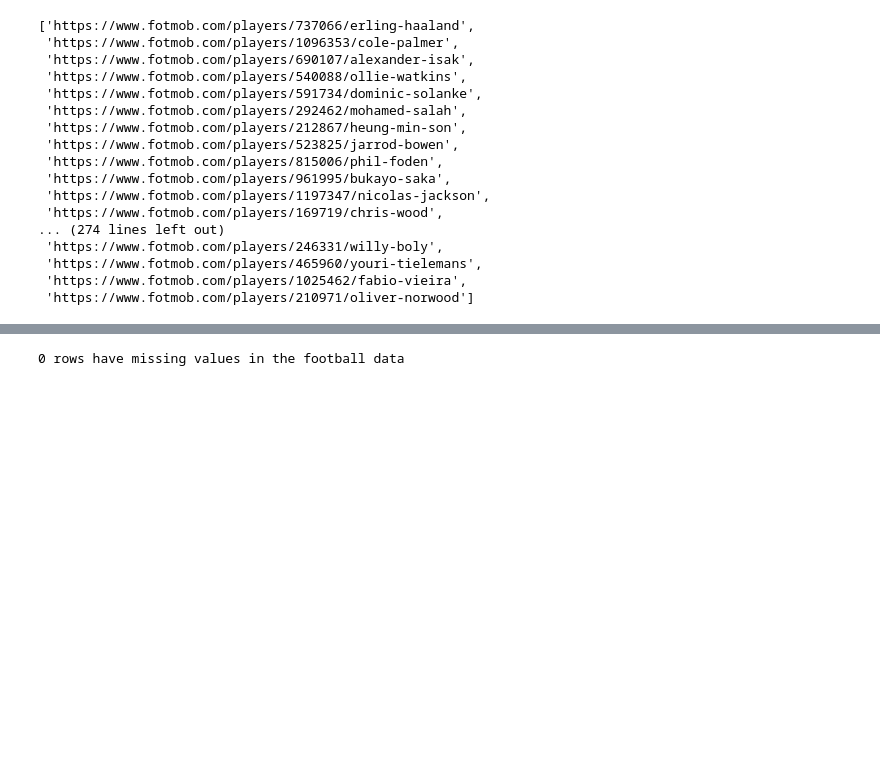
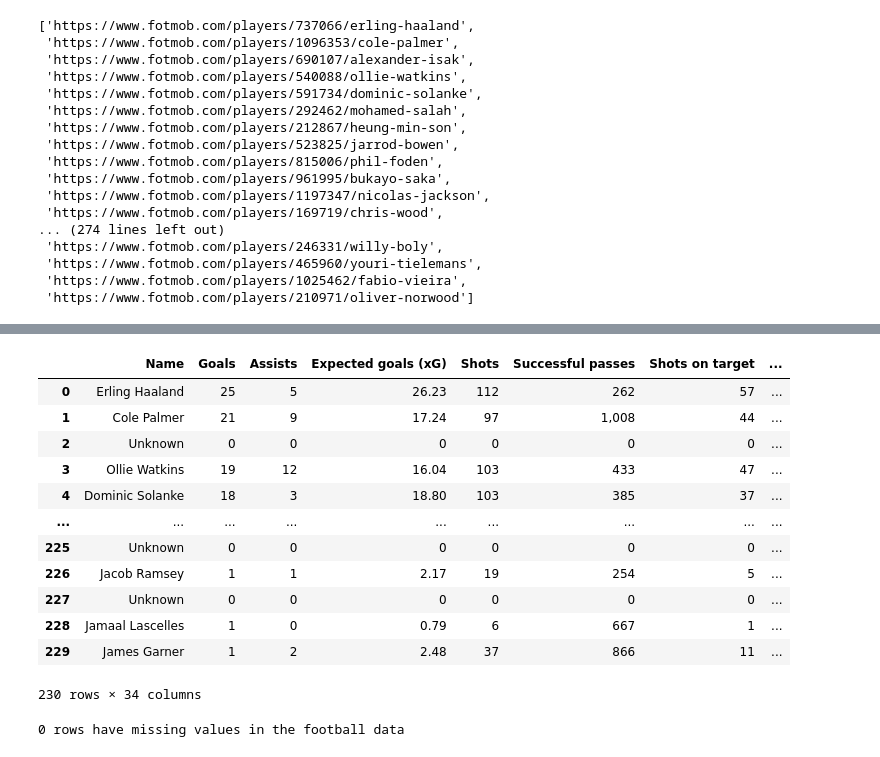
Before and after one commit to medrees-1000/Scraper-Project, a Jupyter notebook: testeing.ipynb, the cells around one changed output, grey strips where cells are left out. Cells and saved outputs as stored; diff of their text form; code cells hidden in the pictures; blank space fills up the shorter version.

```diff
--- a/testeing.ipynb
+++ b/testeing.ipynb
@@ -175,5 +186,20 @@ NameError: name 'all_players_stats' is not defined
 # %%
 footBall = footBall.replace('Not Available', 0)
+footBall
+# %% [output]
+|  | Name | Goals | Assists | Expected goals (xG) | Shots | Successful passes | Shots on target | ... |
+| 0 | Erling Haaland | 25 | 5 | 26.23 | 112 | 262 | 57 | ... |
+| 1 | Cole Palmer | 21 | 9 | 17.24 | 97 | 1,008 | 44 | ... |
+| 2 | Unknown | 0 | 0 | 0 | 0 | 0 | 0 | ... |
+| 3 | Ollie Watkins | 19 | 12 | 16.04 | 103 | 433 | 47 | ... |
+| 4 | Dominic Solanke | 18 | 3 | 18.80 | 103 | 385 | 37 | ... |
+| ... | ... | ... | ... | ... | ... | ... | ... | ... |
+| 225 | Unknown | 0 | 0 | 0 | 0 | 0 | 0 | ... |
+| 226 | Jacob Ramsey | 1 | 1 | 2.17 | 19 | 254 | 5 | ... |
+| 227 | Unknown | 0 | 0 | 0 | 0 | 0 | 0 | ... |
+| 228 | Jamaal Lascelles | 1 | 0 | 0.79 | 6 | 667 | 1 | ... |
+| 229 | James Garner | 1 | 2 | 2.48 | 37 | 866 | 11 | ... |
+230 rows × 34 columns
 # %%
 missing_Value = footBall.shape[0] - footBall.dropna().shape[0]
 print ("%d rows have missing values in the football data" %missing_Value)
```
Also changed, not shown: parts of 7 cells of this notebook.
